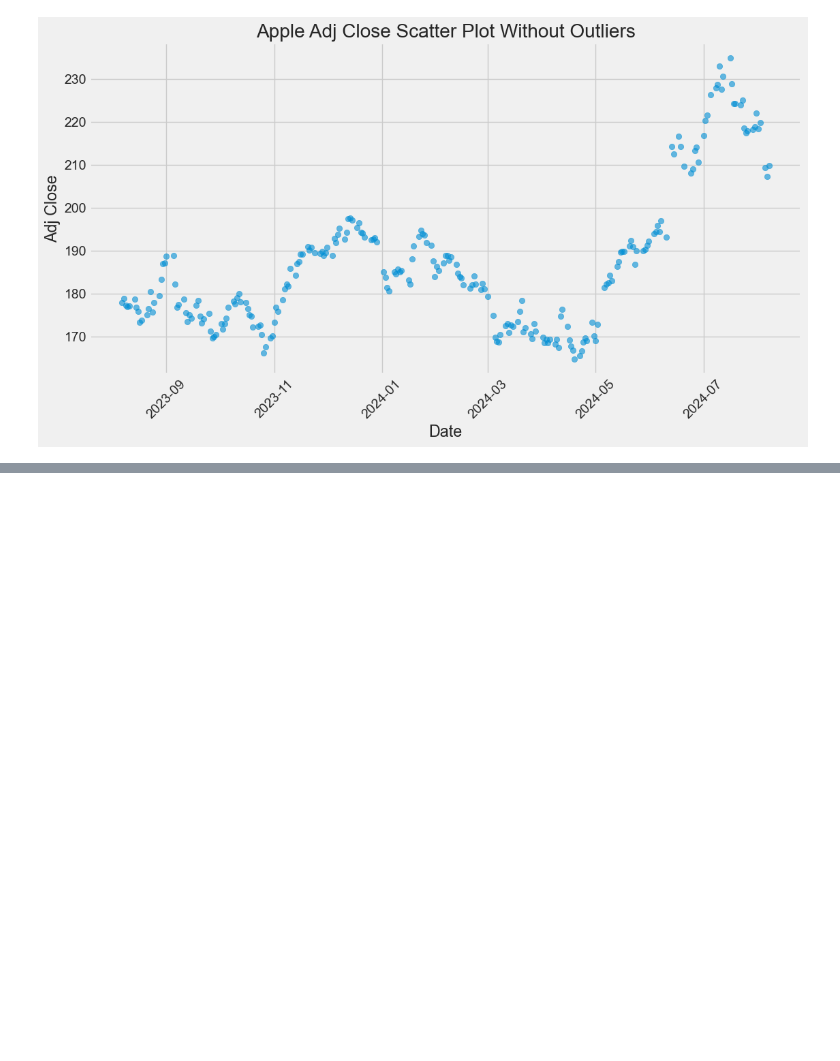
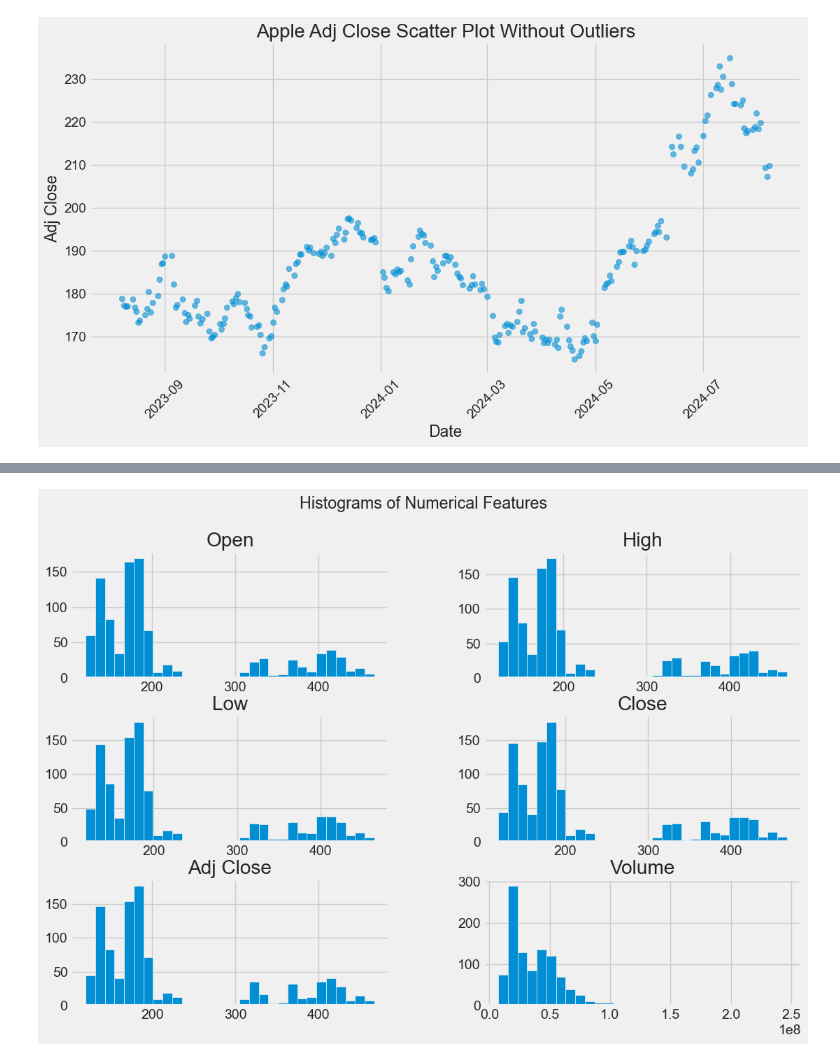
Before and after one commit to sonmarttt/StockAI, a Jupyter notebook: Stock.ipynb, the cells around one changed output, grey strips where cells are left out. Saved outputs shown, nothing was run; the diff lists cells and outputs as text; code cells hidden in the pictures; blank space fills up the shorter version.

Commit message:
Step 3: Distribution of data and graphical analysis

```diff
--- a/Stock.ipynb
+++ b/Stock.ipynb
@@ -251,0 +278,8 @@ for column in numerical_columns:
+# %%
+# Visualize the distribution of numerical features
+numerical_features = ['Open', 'High', 'Low', 'Close', 'Adj Close', 'Volume']
+df[numerical_features].hist(bins=30, figsize=(12, 8))
+plt.suptitle('Histograms of Numerical Features')
+plt.show()
+# %% [output]
+[figure, added]
```
Also changed, not shown: parts of 10 cells of this notebook.
